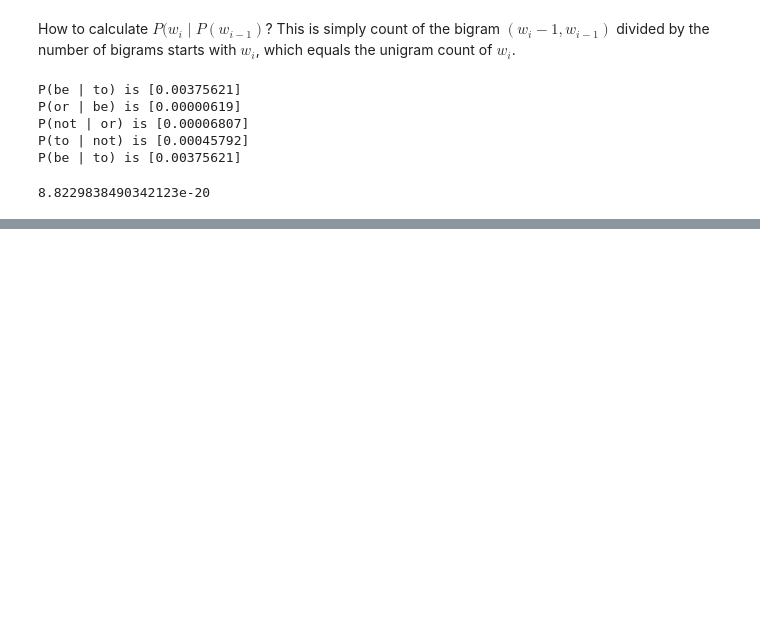
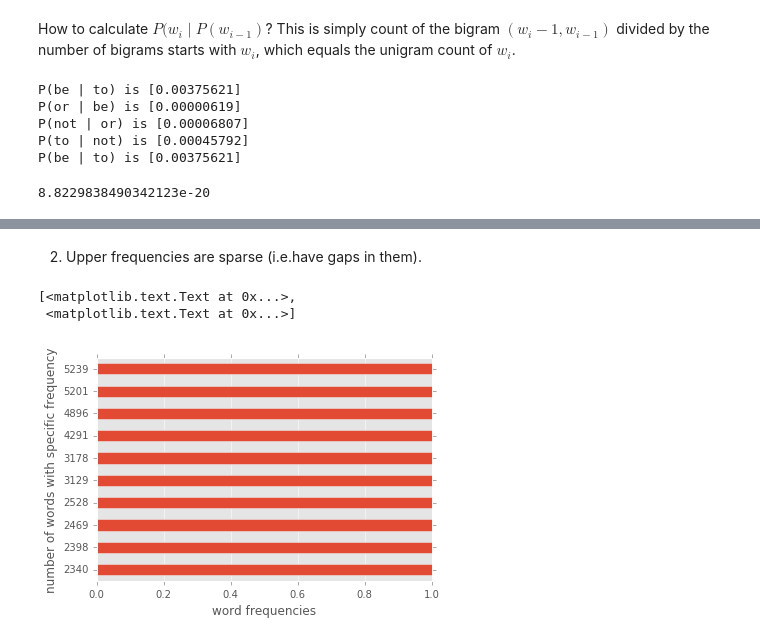
Before and after one commit to dkailthya/ml, a Jupyter notebook: Language_Models.ipynb, the cells around one changed output, grey strips where cells are left out. Saved outputs shown, nothing was run; the diff lists cells and outputs as text; code cells hidden in the pictures; blank space fills up the shorter version.

```diff
--- a/Language_Models.ipynb
+++ b/Language_Models.ipynb
@@ -205,0 +354,9 @@ P(be | to) is [0.00375621]
+# %% [markdown]
+2. Upper frequencies are sparse (i.e.have gaps in them).
+# %%
+ax = unigram_counts.sort_index().tail(10).plot(kind='barh')
+ax.set(xlabel='word frequencies', ylabel='number of words with specific frequency')
+# %% [output]
+[<matplotlib.text.Text at 0x...>,
+ <matplotlib.text.Text at 0x...>]
+[figure, added]
```
Also changed, not shown: parts of 18 cells of this notebook.
